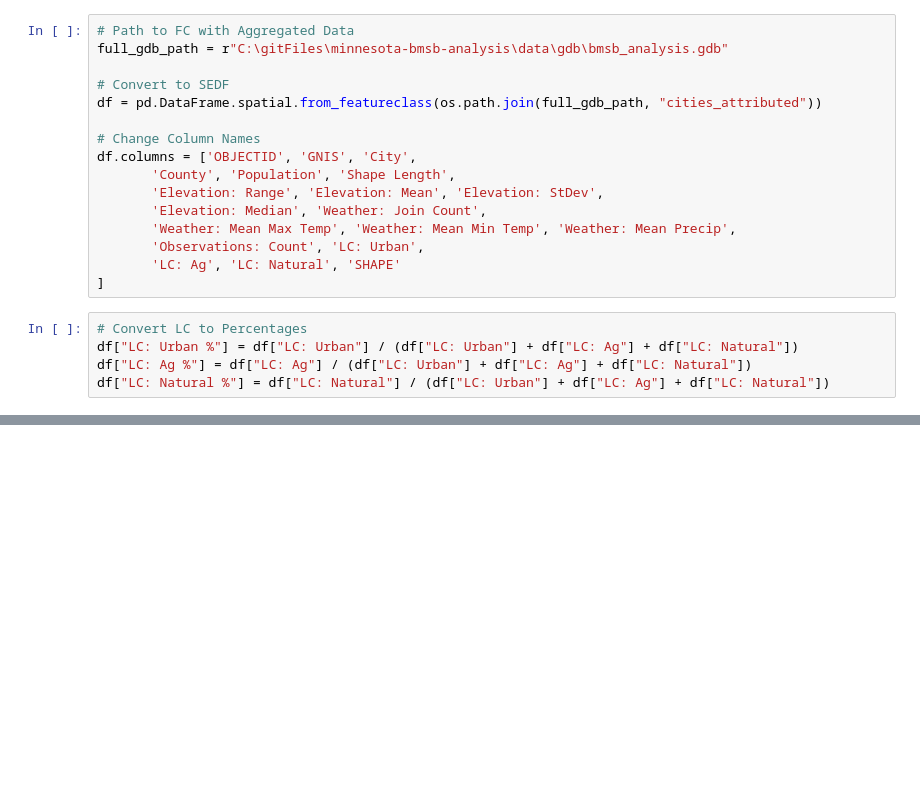
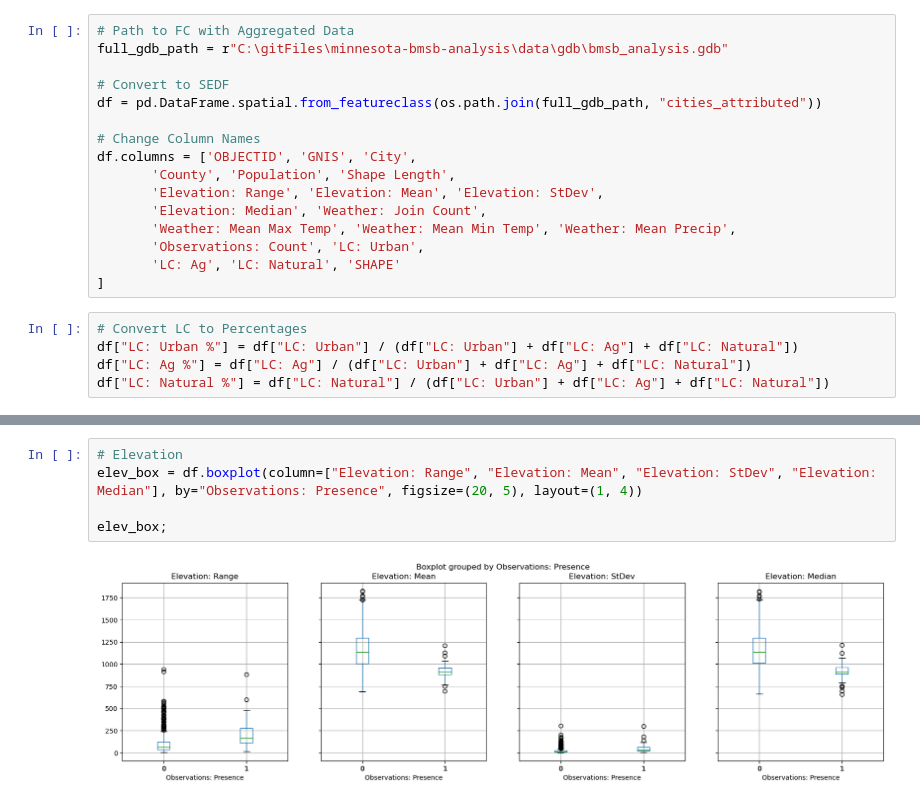
Before and after one commit to lukezaruba/minnesota-bmsb-analysis, a Jupyter notebook: notebooks/02-esda.ipynb, the cells around one changed output, grey strips where cells are left out. Saved outputs shown, nothing was run; the diff lists cells and outputs as text; blank space fills up the shorter version.

```diff
--- a/notebooks/02-esda.ipynb
+++ b/notebooks/02-esda.ipynb
@@ -51,0 +116,7 @@ df["Observations: Presence"] = df["Observations: Count"].apply(lambda x: 1 if x
+# %%
+# Elevation
+elev_box = df.boxplot(column=["Elevation: Range", "Elevation: Mean", "Elevation: StDev", "Elevation: Median"], by="Observations: Presence", figsize=(20, 5), layout=(1, 4))
+
+elev_box;
+# %% [output]
+[figure, added]
```
Also changed, not shown: parts of 12 cells of this notebook, 9 other files.
